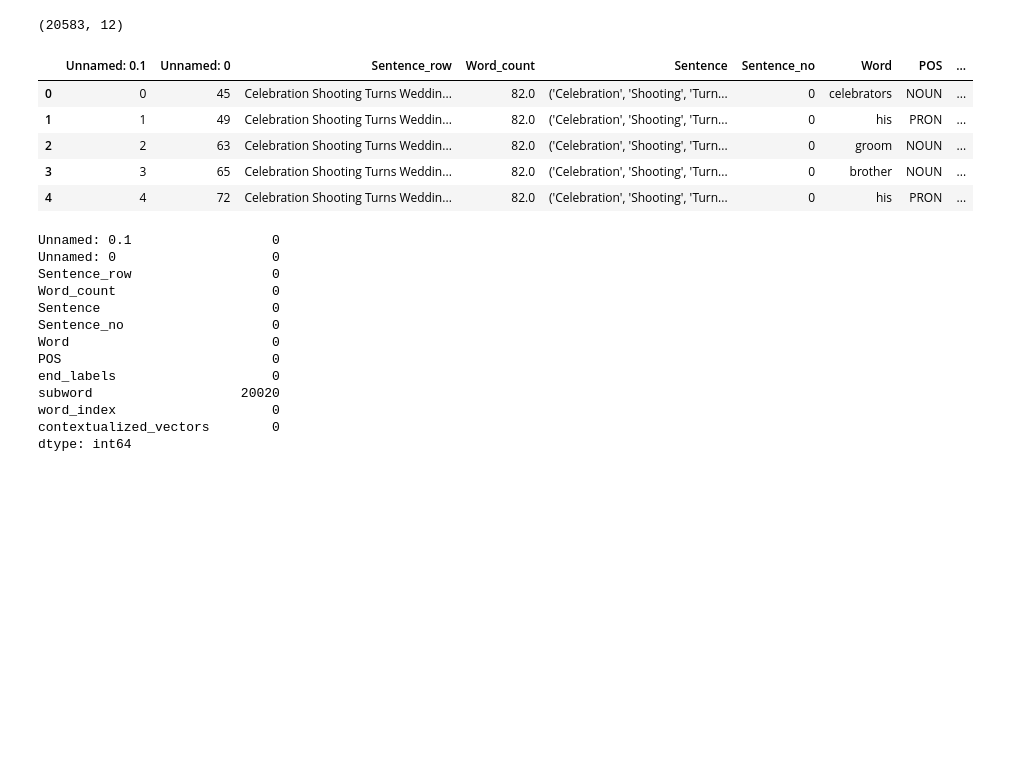
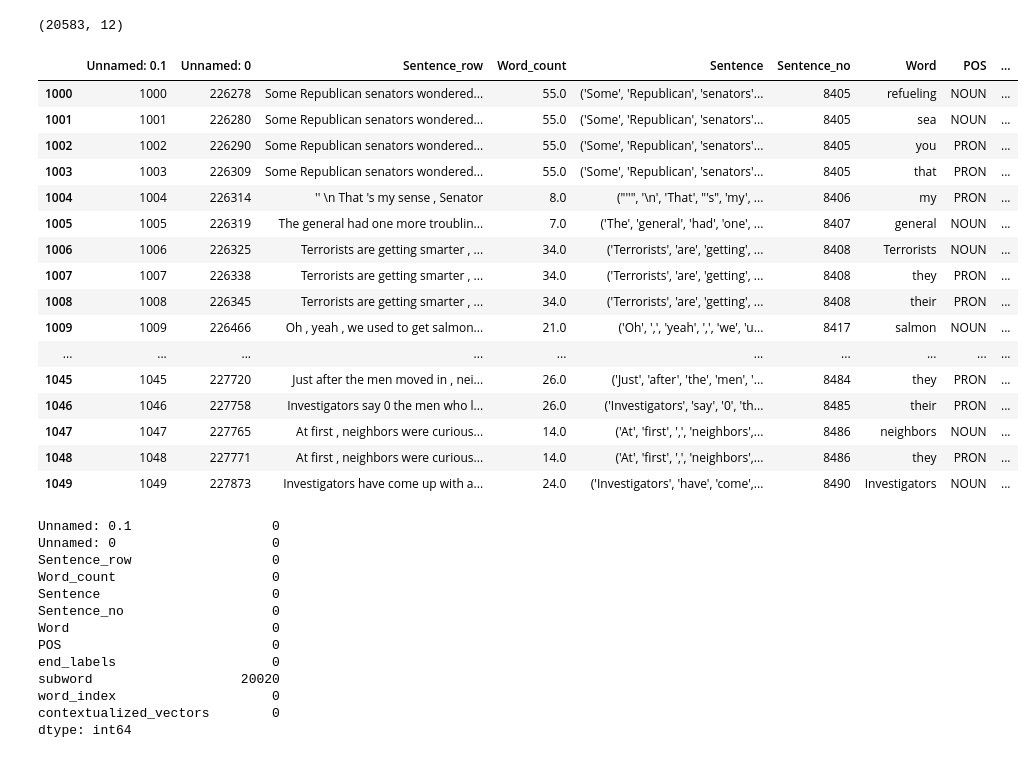
Before and after one commit to itsmeeeeeee/BERT_Probing, a Jupyter notebook: probing_task.ipynb, the cells around one changed output. Cells and saved outputs as stored; diff of their text form; code cells hidden in the pictures; blank space fills up the shorter version.

```diff
--- a/probing_task.ipynb
+++ b/probing_task.ipynb
@@ -60,12 +61,3 @@ df= df.drop_duplicates(subset="contextualized_vectors")
 df.shape
 # %% [output]
 (20583, 12)
-# %%
-df.head()
-# %% [output]
-|  | Unnamed: 0.1 | Unnamed: 0 | Sentence_row | Word_count | Sentence | Sentence_no | Word | POS | ... |
-| 0 | 0 | 45 | Celebration Shooting Turns Weddin... | 82.0 | ('Celebration', 'Shooting', 'Turn... | 0 | celebrators | NOUN | ... |
-| 1 | 1 | 49 | Celebration Shooting Turns Weddin... | 82.0 | ('Celebration', 'Shooting', 'Turn... | 0 | his | PRON | ... |
-| 2 | 2 | 63 | Celebration Shooting Turns Weddin... | 82.0 | ('Celebration', 'Shooting', 'Turn... | 0 | groom | NOUN | ... |
-| 3 | 3 | 65 | Celebration Shooting Turns Weddin... | 82.0 | ('Celebration', 'Shooting', 'Turn... | 0 | brother | NOUN | ... |
-| 4 | 4 | 72 | Celebration Shooting Turns Weddin... | 82.0 | ('Celebration', 'Shooting', 'Turn... | 0 | his | PRON | ... |
@@ -72,3 +67,23 @@ df.head()
+# %%
+df[1000:1050]
+# %% [output]
+|  | Unnamed: 0.1 | Unnamed: 0 | Sentence_row | Word_count | Sentence | Sentence_no | Word | POS | ... |
+| 1000 | 1000 | 226278 | Some Republican senators wondered... | 55.0 | ('Some', 'Republican', 'senators'... | 8405 | refueling | NOUN | ... |
+| 1001 | 1001 | 226280 | Some Republican senators wondered... | 55.0 | ('Some', 'Republican', 'senators'... | 8405 | sea | NOUN | ... |
+| 1002 | 1002 | 226290 | Some Republican senators wondered... | 55.0 | ('Some', 'Republican', 'senators'... | 8405 | you | PRON | ... |
+| 1003 | 1003 | 226309 | Some Republican senators wondered... | 55.0 | ('Some', 'Republican', 'senators'... | 8405 | that | PRON | ... |
+| 1004 | 1004 | 226314 | '' \n That 's my sense , Senator | 8.0 | ("''", '\n', 'That', "'s", 'my', ... | 8406 | my | PRON | ... |
+| 1005 | 1005 | 226319 | The general had one more troublin... | 7.0 | ('The', 'general', 'had', 'one', ... | 8407 | general | NOUN | ... |
+| 1006 | 1006 | 226325 | Terrorists are getting smarter , ... | 34.0 | ('Terrorists', 'are', 'getting', ... | 8408 | Terrorists | NOUN | ... |
+| 1007 | 1007 | 226338 | Terrorists are getting smarter , ... | 34.0 | ('Terrorists', 'are', 'getting', ... | 8408 | they | PRON | ... |
+| 1008 | 1008 | 226345 | Terrorists are getting smarter , ... | 34.0 | ('Terrorists', 'are', 'getting', ... | 8408 | their | PRON | ... |
+| 1009 | 1009 | 226466 | Oh , yeah , we used to get salmon... | 21.0 | ('Oh', ',', 'yeah', ',', 'we', 'u... | 8417 | salmon | NOUN | ... |
+| ... | ... | ... | ... | ... | ... | ... | ... | ... | ... |
+| 1045 | 1045 | 227720 | Just after the men moved in , nei... | 26.0 | ('Just', 'after', 'the', 'men', '... | 8484 | they | PRON | ... |
+| 1046 | 1046 | 227758 | Investigators say 0 the men who l... | 26.0 | ('Investigators', 'say', '0', 'th... | 8485 | their | PRON | ... |
+| 1047 | 1047 | 227765 | At first , neighbors were curious... | 14.0 | ('At', 'first', ',', 'neighbors',... | 8486 | neighbors | NOUN | ... |
+| 1048 | 1048 | 227771 | At first , neighbors were curious... | 14.0 | ('At', 'first', ',', 'neighbors',... | 8486 | they | PRON | ... |
+| 1049 | 1049 | 227873 | Investigators have come up with a... | 24.0 | ('Investigators', 'have', 'come',... | 8490 | Investigators | NOUN | ... |
 # %%
 model_ckpt = "bert-base-cased"
 model = BertModel.from_pretrained(model_ckpt)
```
Also changed, not shown: parts of 7 cells of this notebook.
